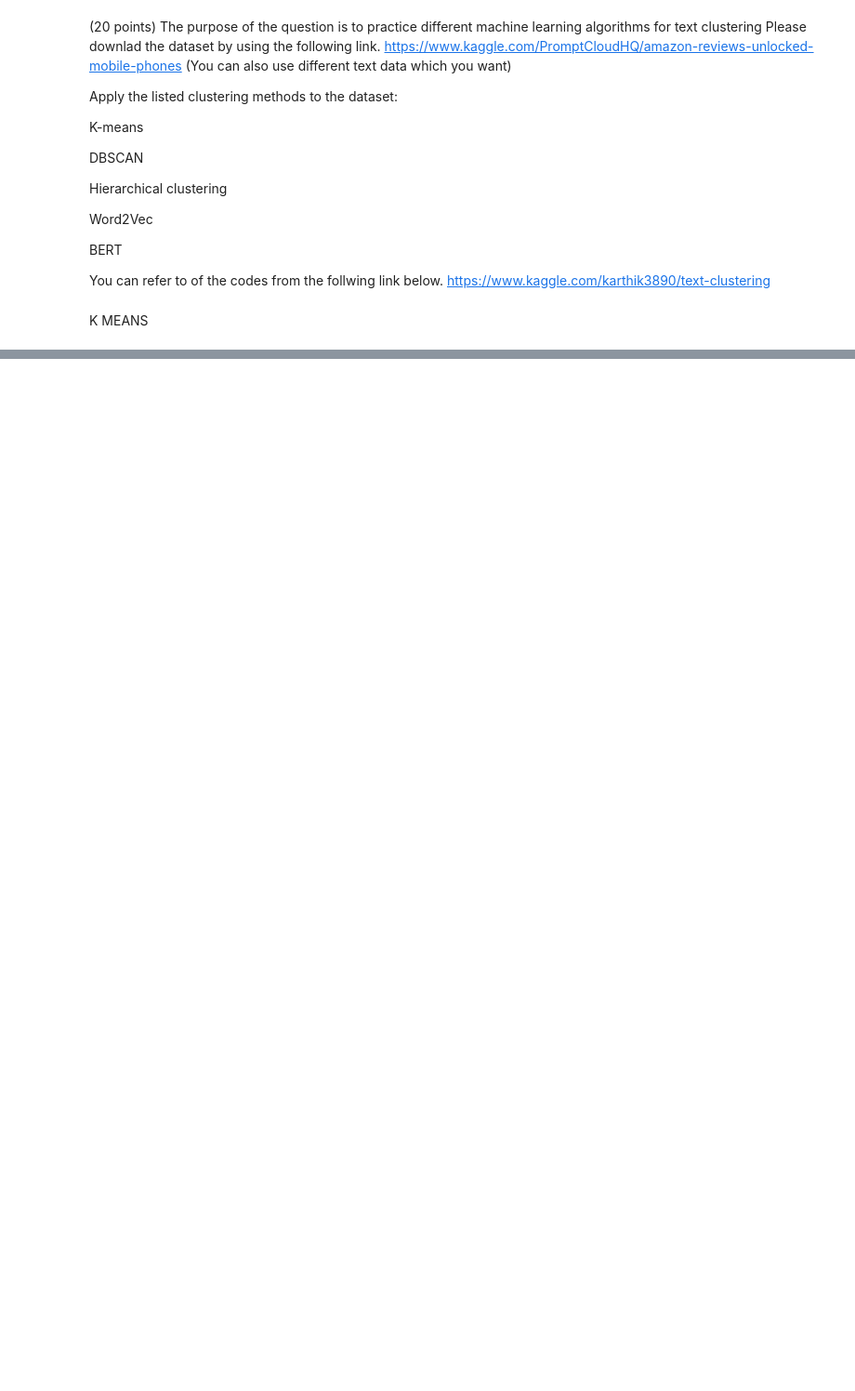
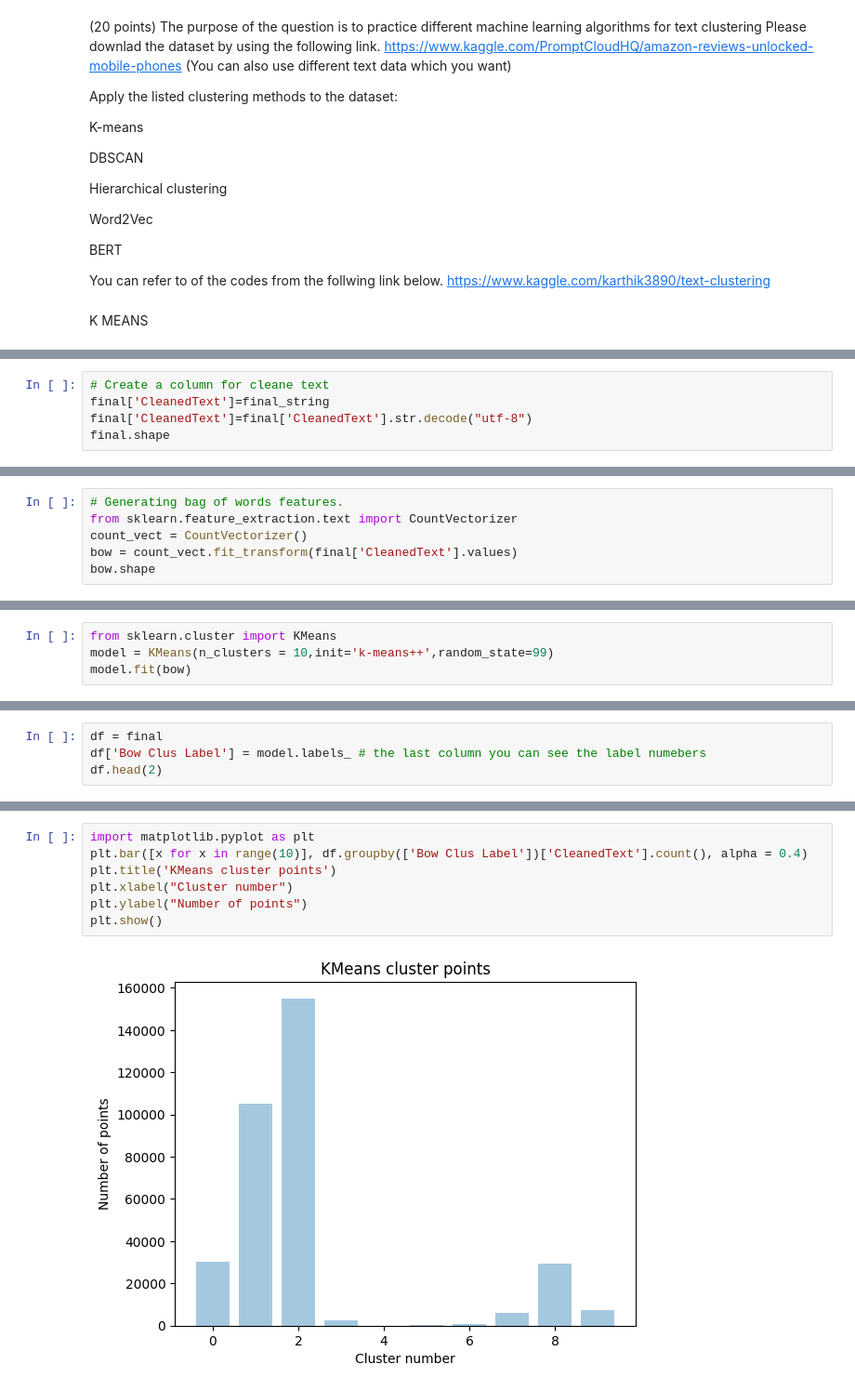
Before and after one commit to sravika-reddy12/Sravika-Reddy_INFO5731_Spring2023, a Jupyter notebook: In_class_exercise_5.ipynb, the cells around one changed output, grey strips where cells are left out. Shown at 93% size. Saved outputs shown, nothing was run; the diff lists cells and outputs as text; blank space fills up the shorter version.

```diff
--- a/In_class_exercise_5.ipynb
+++ b/In_class_exercise_5.ipynb
@@ -767,0 +806,5 @@ In one paragraph, please compare the results of K-means, DBSCAN, Hierarchical cl
+# %%
+# Create a column for cleane text
+final['CleanedText']=final_string
+final['CleanedText']=final['CleanedText'].str.decode("utf-8")
+final.shape
@@ -767,0 +823,6 @@ In one paragraph, please compare the results of K-means, DBSCAN, Hierarchical cl
+# %%
+# Generating bag of words features.
+from sklearn.feature_extraction.text import CountVectorizer
+count_vect = CountVectorizer()
+bow = count_vect.fit_transform(final['CleanedText'].values)
+bow.shape
@@ -767,0 +834,4 @@ In one paragraph, please compare the results of K-means, DBSCAN, Hierarchical cl
+# %%
+from sklearn.cluster import KMeans
+model = KMeans(n_clusters = 10,init='k-means++',random_state=99)
+model.fit(bow)
@@ -767,0 +865,4 @@ In one paragraph, please compare the results of K-means, DBSCAN, Hierarchical cl
+# %%
+df = final
+df['Bow Clus Label'] = model.labels_ # the last column you can see the label numebers
+df.head(2)
@@ -767,0 +920,9 @@ In one paragraph, please compare the results of K-means, DBSCAN, Hierarchical cl
+# %%
+import matplotlib.pyplot as plt
+plt.bar([x for x in range(10)], df.groupby(['Bow Clus Label'])['CleanedText'].count(), alpha = 0.4)
+plt.title('KMeans cluster points')
+plt.xlabel("Cluster number")
+plt.ylabel("Number of points")
+plt.show()
+# %% [output]
+[figure, added]
```
Also changed, not shown: parts of 121 cells of this notebook.
